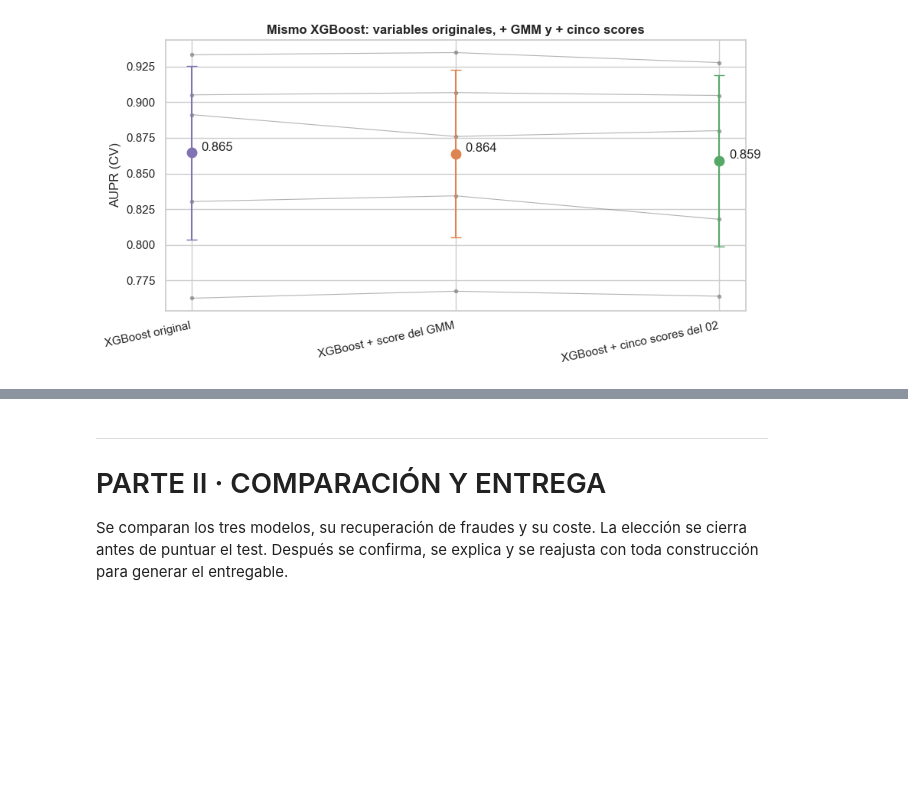
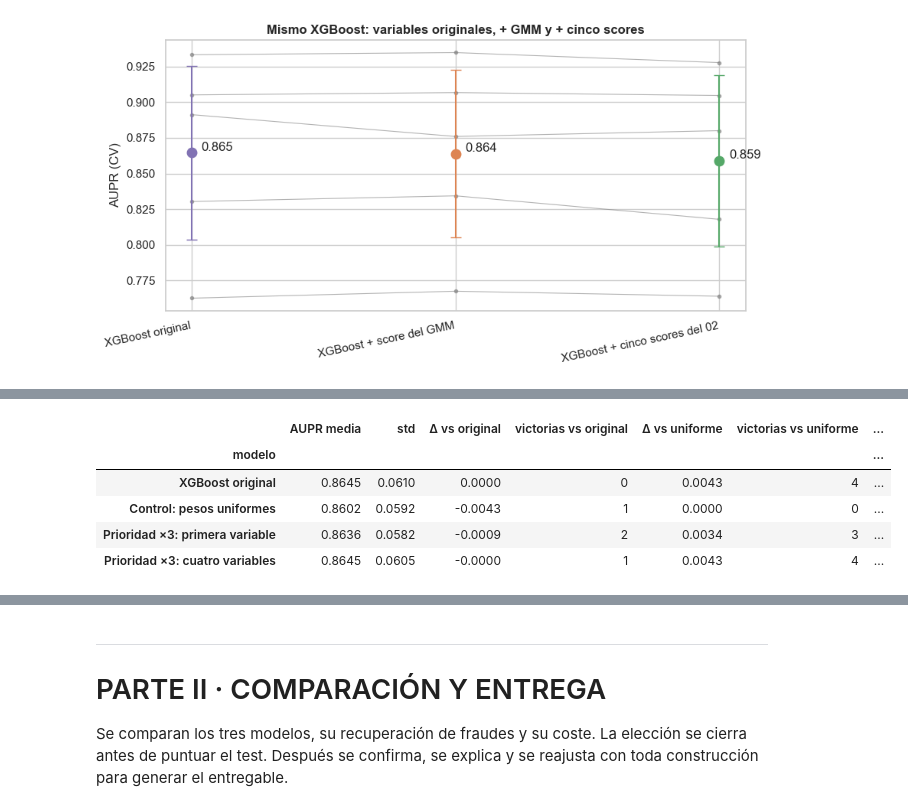
Before and after one commit to Romequinco/fraud-detection-banking, a Jupyter notebook: notebooks/04_hibrido_y_ensemble.ipynb, the cells around one changed output, grey strips where cells are left out. Saved outputs shown, nothing was run; the diff lists cells and outputs as text; code cells hidden in the pictures; blank space fills up the shorter version.

```diff
--- a/notebooks/04_hibrido_y_ensemble.ipynb
+++ b/notebooks/04_hibrido_y_ensemble.ipynb
@@ -592,0 +605,88 @@ mostrar_figura("05_cinco_scores")
+# %%
+from sklearn.inspection import permutation_importance
+
+PRIO_CONTROL = "Control: pesos uniformes"
+PRIO_UNA = "Prioridad ×3: primera variable"
+PRIO_CUATRO = "Prioridad ×3: cuatro variables"
+PRIO_VARIANTES = {PRIO_CONTROL: 0, PRIO_UNA: 1, PRIO_CUATRO: 4}
+PRIO_MULTIPLICADOR, PRIO_MIN_MEJORA = 3.0, 0.005
+PRIO_OOF = {n: np.full(len(ya), np.nan) for n in PRIO_VARIANTES}
+PRIO_TIEMPOS = {n: 0.0 for n in PRIO_VARIANTES}
+PRIO_IMPORTANCIAS, PRIO_AUDITORIA = [], []
+prio_t0 = time.time()
+
+for prio_k, (prio_it, prio_iv) in enumerate(cv_splits):
+    assert not np.intersect1d(ga[prio_it], ga[prio_iv]).size
+    prio_interno = StratifiedGroupKFold(n_splits=5, shuffle=True, random_state=SEED)
+    prio_ie, prio_is = next(prio_interno.split(Xa[prio_it], ya[prio_it], ga[prio_it]))
+    prio_ajuste, prio_seleccion = prio_it[prio_ie], prio_it[prio_is]
+    assert not np.intersect1d(ga[prio_ajuste], ga[prio_seleccion]).size
+    assert not np.intersect1d(np.r_[prio_ajuste, prio_seleccion], prio_iv).size
+    prio_selector = fit(XGB_FINAL, Xa[prio_ajuste], ya[prio_ajuste])
+    prio_imp = permutation_importance(
+        prio_selector, Xa[prio_seleccion], ya[prio_seleccion],
+        scoring="average_precision", n_repeats=3, random_state=SEED, n_jobs=1)
+    prio_orden = np.argsort(-prio_imp.importances_mean, kind="stable")
+    prio_nombres = [FEATURES[j] for j in prio_orden]
+    for prio_puesto, prio_j in enumerate(prio_orden, start=1):
+        PRIO_IMPORTANCIAS.append({
+            "fold": prio_k, "puesto": prio_puesto, "variable": FEATURES[prio_j],
+            "caida_aupr_interna": prio_imp.importances_mean[prio_j],
+            "std_interna": prio_imp.importances_std[prio_j]})
+    PRIO_AUDITORIA.append({
+        "fold": prio_k, "filas_ajuste_interno": len(prio_ajuste),
+        "filas_seleccion_interna": len(prio_seleccion), "filas_validacion_externa": len(prio_iv),
+        "grupos_compartidos_internos": 0, "grupos_compartidos_externos": 0,
+        "primera_variable": prio_nombres[0], "cuatro_variables": ", ".join(prio_nombres[:4])})
+    for prio_nombre, prio_top in PRIO_VARIANTES.items():
+        prio_pesos = np.ones(len(FEATURES), dtype=float)
+        prio_pesos[prio_orden[:prio_top]] = PRIO_MULTIPLICADOR
+        prio_t = time.time()
+        prio_modelo = clone(XGB_FINAL).set_params(feature_weights=prio_pesos)
+        prio_modelo.fit(Xa[prio_it], ya[prio_it])
+        PRIO_OOF[prio_nombre][prio_iv] = score(prio_modelo, Xa[prio_iv])
+        PRIO_TIEMPOS[prio_nombre] += time.time()-prio_t
+    print(f"Fold {prio_k}: primera = {prio_nombres[0]}; cuatro = {', '.join(prio_nombres[:4])}", flush=True)
+
+PRIO_FOLDS = pd.DataFrame(
+    {REF: por_fold(REF), **{
+        n: [average_precision_score(ya[iv], s[iv]) for _, iv in cv_splits]
+        for n, s in PRIO_OOF.items()}}, index=pd.Index(range(5), name="fold"))
+PRIO_RESUMEN = pd.DataFrame({
+    "AUPR media": PRIO_FOLDS.mean(), "std": PRIO_FOLDS.std(ddof=0),
+    "Δ vs original": PRIO_FOLDS.sub(PRIO_FOLDS[REF], axis=0).mean(),
+    "victorias vs original": PRIO_FOLDS.gt(PRIO_FOLDS[REF], axis=0).sum(),
+    "Δ vs uniforme": PRIO_FOLDS.sub(PRIO_FOLDS[PRIO_CONTROL], axis=0).mean(),
+    "victorias vs uniforme": PRIO_FOLDS.gt(PRIO_FOLDS[PRIO_CONTROL], axis=0).sum()})
+PRIO_RESUMEN.index.name = "modelo"
+PRIO_RESUMEN["cumple criterio frente a ambos"] = (
+    PRIO_RESUMEN["Δ vs original"].ge(PRIO_MIN_MEJORA)
+    & PRIO_RESUMEN["victorias vs original"].ge(4)
+    & PRIO_RESUMEN["Δ vs uniforme"].ge(PRIO_MIN_MEJORA)
+    & PRIO_RESUMEN["victorias vs uniforme"].ge(4))
+PRIO_AUDITORIA = pd.DataFrame(PRIO_AUDITORIA).set_index("fold")
+PRIO_IMPORTANCIAS = pd.DataFrame(PRIO_IMPORTANCIAS)
+assert all(np.isfinite(s).all() for s in PRIO_OOF.values())
+assert PRIO_FOLDS.shape == (5, 4)
+assert (PRIO_AUDITORIA[["grupos_compartidos_internos", "grupos_compartidos_externos"]] == 0).all().all()
+PRIO_SCORES = claves.copy()
+PRIO_SCORES["s04_xgb_original"] = OOF[REF]
+PRIO_COLUMNAS = {PRIO_CONTROL: "s04_pesos_uniformes", PRIO_UNA: "s04_prioridad_una", PRIO_CUATRO: "s04_prioridad_cuatro"}
+for prio_nombre, prio_columna in PRIO_COLUMNAS.items():
+    PRIO_SCORES[prio_columna] = PRIO_OOF[prio_nombre]
+PRIO_RESUMEN.to_csv(OUTPUT_DIR / "04_prioridad_metricas_cv.csv")
+PRIO_FOLDS.to_csv(OUTPUT_DIR / "04_prioridad_aupr_por_fold.csv")
+PRIO_AUDITORIA.to_csv(OUTPUT_DIR / "04_prioridad_auditoria.csv")
+PRIO_IMPORTANCIAS.to_csv(OUTPUT_DIR / "04_prioridad_importancias_internas.csv", index=False)
+PRIO_SCORES.to_csv(OUTPUT_DIR / "04_prioridad_scores_oof.csv", index=False, float_format="%.10g")
+# Reproducir la métrica desde el CSV comprueba orden, cobertura y precisión de exportación.
+prio_releido = pd.read_csv(OUTPUT_DIR / "04_prioridad_scores_oof.csv")
+assert prio_releido[["split", "row_id"]].equals(claves)
+for prio_nombre, prio_columna in PRIO_COLUMNAS.items():
+    assert np.allclose(
+        [average_precision_score(ya[iv], prio_releido[prio_columna].to_numpy()[iv]) for _, iv in cv_splits],
+        PRIO_FOLDS[prio_nombre], atol=1e-8, rtol=0)
+print(f"Experimento completo: {time.time()-prio_t0:.1f} s; solo predicciones OOF de train.")
+display(PRIO_RESUMEN.round(4))
+display(PRIO_AUDITORIA[["primera_variable", "cuatro_variables"]])
+# %% [output]
@@ -592,0 +699,6 @@ mostrar_figura("05_cinco_scores")
+|  | AUPR media | std | Δ vs original | victorias vs original | Δ vs uniforme | victorias vs uniforme | ... |
+| modelo |  |  |  |  |  |  | ... |
+| XGBoost original | 0.8645 | 0.0610 | 0.0000 | 0 | 0.0043 | 4 | ... |
+| Control: pesos uniformes | 0.8602 | 0.0592 | -0.0043 | 1 | 0.0000 | 0 | ... |
+| Prioridad ×3: primera variable | 0.8636 | 0.0582 | -0.0009 | 2 | 0.0034 | 3 | ... |
+| Prioridad ×3: cuatro variables | 0.8645 | 0.0605 | -0.0000 | 1 | 0.0043 | 4 | ... |
```
Also changed, not shown: parts of 16 cells of this notebook, 5 other files.
